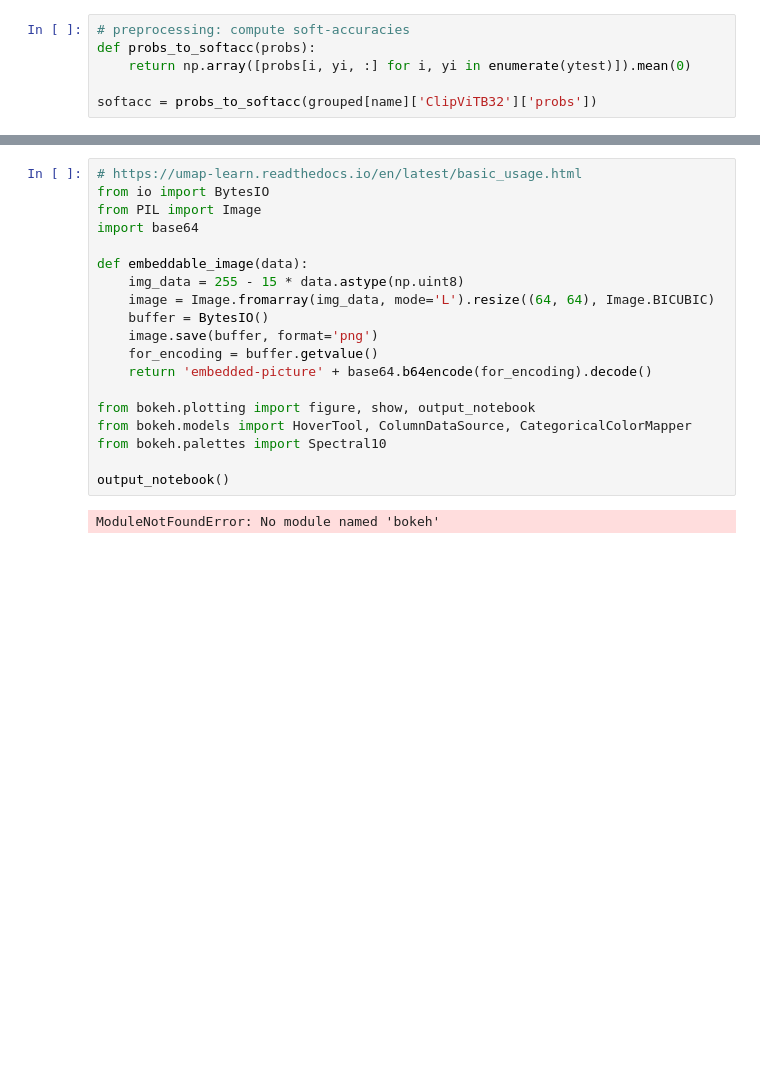
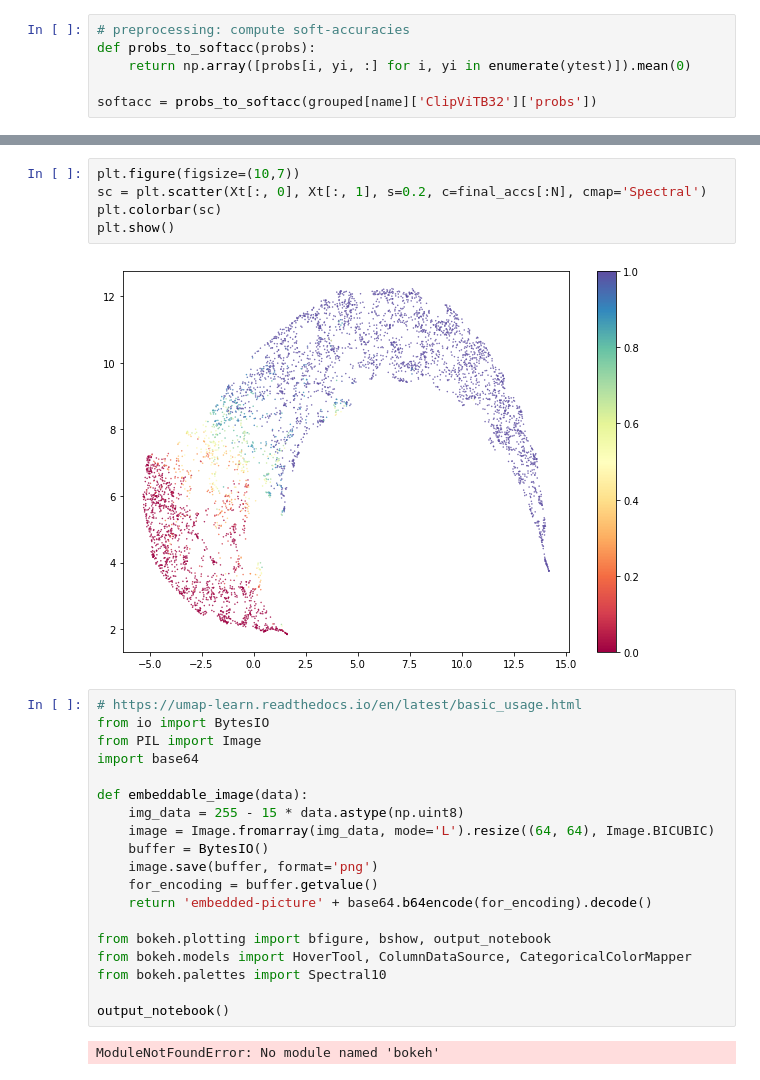
Before and after one commit to nikhil-ghosh-berkeley/dist-shift, a Jupyter notebook: preetum/dec23_fingerprint.ipynb, the cells around one changed output, grey strips where cells are left out. Saved outputs shown, nothing was run; the diff lists cells and outputs as text; blank space fills up the shorter version.

```diff
--- a/preetum/dec23_fingerprint.ipynb
+++ b/preetum/dec23_fingerprint.ipynb
@@ -160,3 +161,10 @@ plt.show()
+# %%
+plt.figure(figsize=(10,7))
+sc = plt.scatter(Xt[:, 0], Xt[:, 1], s=0.2, c=final_accs[:N], cmap='Spectral')
+plt.colorbar(sc)
+plt.show()
+# %% [output]
+[figure, added]
 # %%
 # https://umap-learn.readthedocs.io/en/latest/basic_usage.html
 from io import BytesIO
@@ -171,7 +179,7 @@ def embeddable_image(data):
     for_encoding = buffer.getvalue()
     return 'embedded-picture' + base64.b64encode(for_encoding).decode()
 
-from bokeh.plotting import figure, show, output_notebook
+from bokeh.plotting import bfigure, bshow, output_notebook
 from bokeh.models import HoverTool, ColumnDataSource, CategoricalColorMapper
 from bokeh.palettes import Spectral10
 
```
Also changed, not shown: parts of 6 cells of this notebook.
